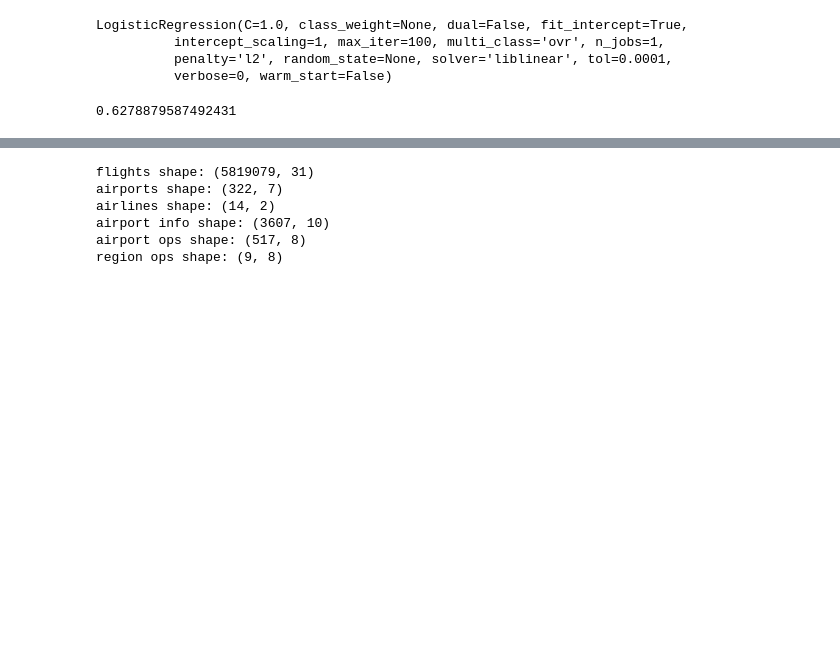
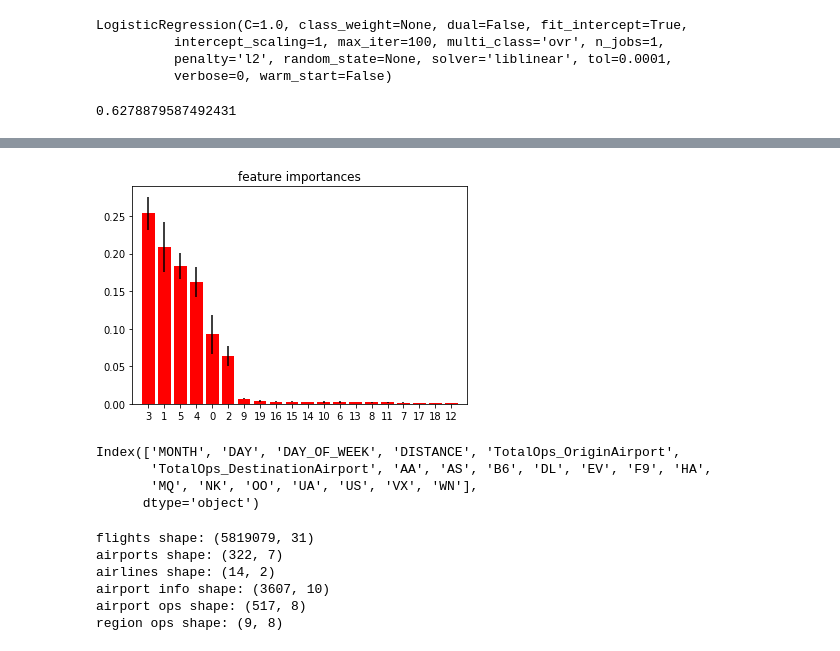
Before and after one commit to wrgorman/FlightDelays, a Jupyter notebook: Input Data Manipulation/File Manipulation.ipynb, the cells around one changed output, grey strips where cells are left out. Cells and saved outputs as stored; diff of their text form; code cells hidden in the pictures; blank space fills up the shorter version.

```diff
--- a/Input Data Manipulation/File Manipulation.ipynb
+++ b/Input Data Manipulation/File Manipulation.ipynb
@@ -399,0 +509,18 @@ array([False, False, False, ..., False, False, False])
+# %%
+from datetime import date
+
+X = result_df3.drop(['late'], axis = 1)
+X = X.drop(['AIRLINE', 'DEPARTURE_DELAY', 'ARRIVAL_DELAY'], axis = 1)
+Y = result_df3[['late']]
+
+
+
+
+#print(X.head())
+#print(Y.head())
+
+print(date.today())
+#GSCV_rfc.fit(X,Y) #a column vector was passed when a 1d array was expected. please shange shape of y to (n_samples,) using ravel()
+GSCV_rfc.fit(X,np.ravel(Y)) #NOTE that this takes hours to run
+print(GSCV_rfc.best_params_)
+print(date.today())
@@ -399,0 +550,12 @@ array([False, False, False, ..., False, False, False])
+# %%
+#peek inside the random forest model to see what had the greatest influences
+
+importances = GSCV_rfc.best_estimator_.feature_importances_
+#print(importances)
+
+forest = GSCV_rfc.best_estimator_.estimators_
+#print(forest)
+
+print('tree count', len(GSCV_rfc.best_estimator_.estimators_))
+print('feature importances', len(importances))
+print('features', len(X.columns))
@@ -399,0 +566,7 @@ array([False, False, False, ..., False, False, False])
+# %%
+std = np.std([tree.feature_importances_ for tree in forest], axis=0)
+indices = np.argsort(importances)[::-1]
+print("feature ranking:")
+
+for f in range(X.shape[1]):
+    print("%d. feature %d (%f)" % (f + 1, indices[f], importances[indices[f]]))
@@ -400,3 +591,20 @@ array([False, False, False, ..., False, False, False])
+# %%
+#plot the feature importances of the forest
+plt.figure()
+plt.title("feature importances")
+plt.bar(range(X.shape[1]), importances[indices], color="r", yerr=std[indices], align="center")
+plt.xticks(range(X.shape[1]), indices)
+plt.xlim([-1, X.shape[1]])
+plt.show()
+# %% [output]
+[figure, added]
+# %%
+X.columns
+# %% [output]
+Index(['MONTH', 'DAY', 'DAY_OF_WEEK', 'DISTANCE', 'TotalOps_OriginAirport',
+       'TotalOps_DestinationAirport', 'AA', 'AS', 'B6', 'DL', 'EV', 'F9', 'HA',
+       'MQ', 'NK', 'OO', 'UA', 'US', 'VX', 'WN'],
+      dtype='object')
 # %%
 #IGNORE BELOW
 # %%
```
Also changed, not shown: parts of 19 cells of this notebook.
